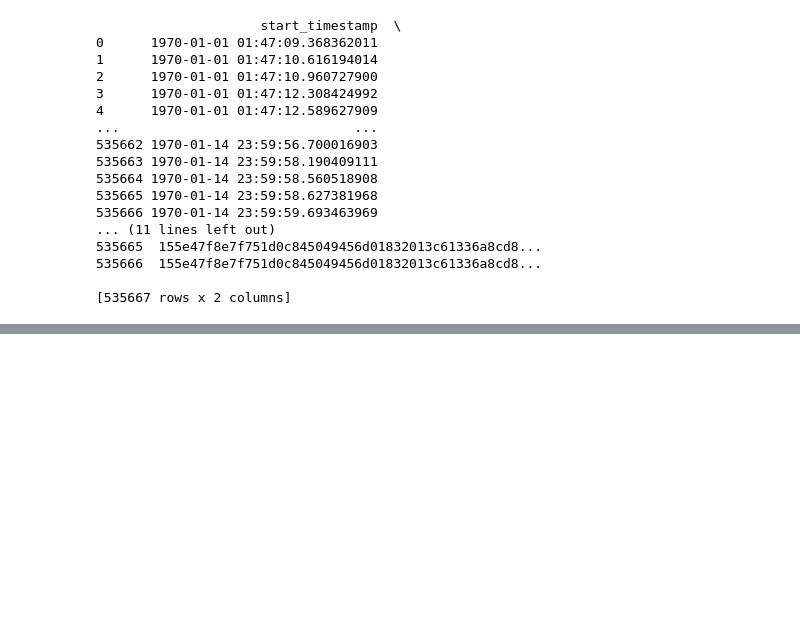
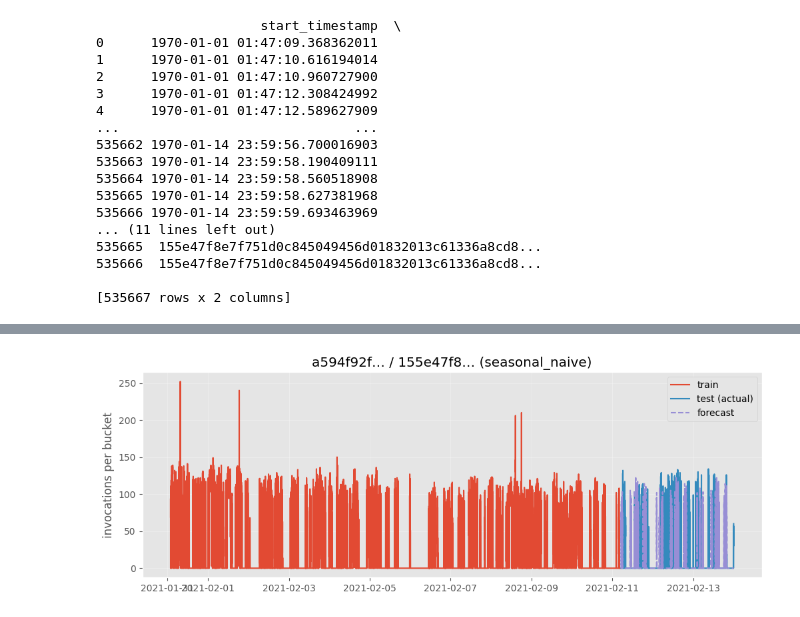
Before and after one commit to Joveful/thesis, a Jupyter notebook: az21.ipynb, the cells around one changed output, grey strips where cells are left out. Drawn from its saved outputs; the diff is of its cells as text; code cells hidden in the pictures; blank space fills up the shorter version.

```diff
--- a/az21.ipynb
+++ b/az21.ipynb
@@ -434,23 +436,0 @@ class FunctionInvocationPredictor:
-# %%
-# sample raw trace data
-df = pd.DataFrame({
-    "app": ["a1"] * 1000,
-    "func": ["f1"] * 1000,
-    "end_timestamp": np.random.randint(
-        1715000000,
-        1715000000 + 3600,
-        1000
-    ),
-    "duration": np.random.rand(1000)
-})
-
-predictor = FunctionInvocationPredictor(
-    freq="1min",
-    arima_order=(2, 1, 2)
-)
-
-predictor.fit(df)
-
-forecast = predictor.predict("a1", "f1", steps=15)
-
-print(forecast)
@@ -477,9 +510,17 @@ results
 # %%
 # Holdout plot for the busiest function
 if not results.empty:
     app, func = top_keys[0]
-    series = build_invocation_series(df, freq="5min")[app, func]
+    series = build_invocation_series(df, freq=eval_freq)[app, func]
     split = temporal_split(series)
-    ev = evaluate_series(split.train, split.test, baselines[1])
+    model = SeasonalNaiveForecaster(freq=eval_freq)
+    ev = evaluate_series(
+        split.train,
+        split.test,
+        model,
+        season_length=_default_season_length(eval_freq),
+    )
     plot_holdout(split, ev["y_pred"], title=f"{app[:8]}… / {func[:8]}… ({ev['model']})")
     plt.show()
+# %% [output]
+[figure, added]
```
Also changed, not shown: parts of 13 cells of this notebook.
